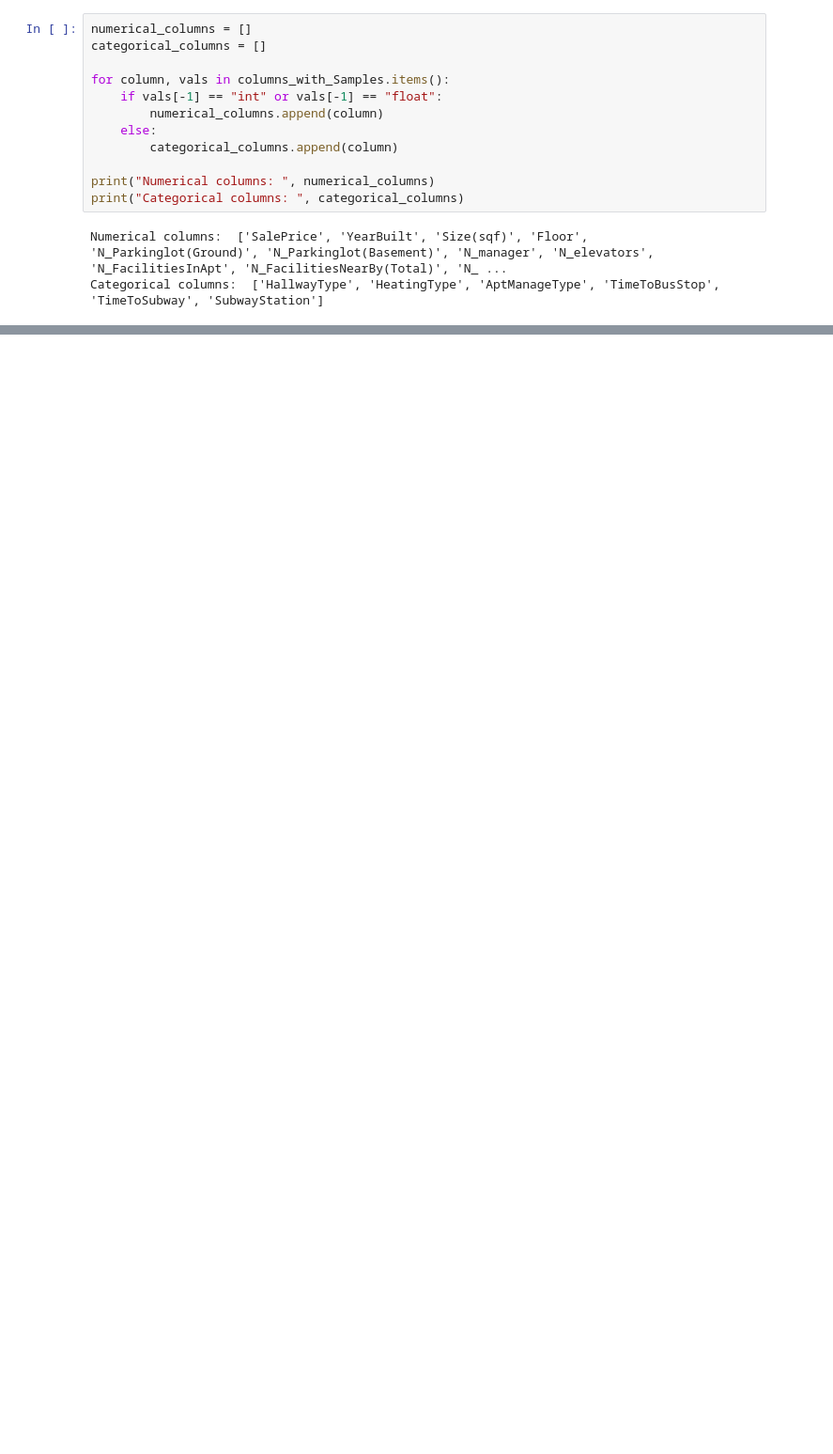
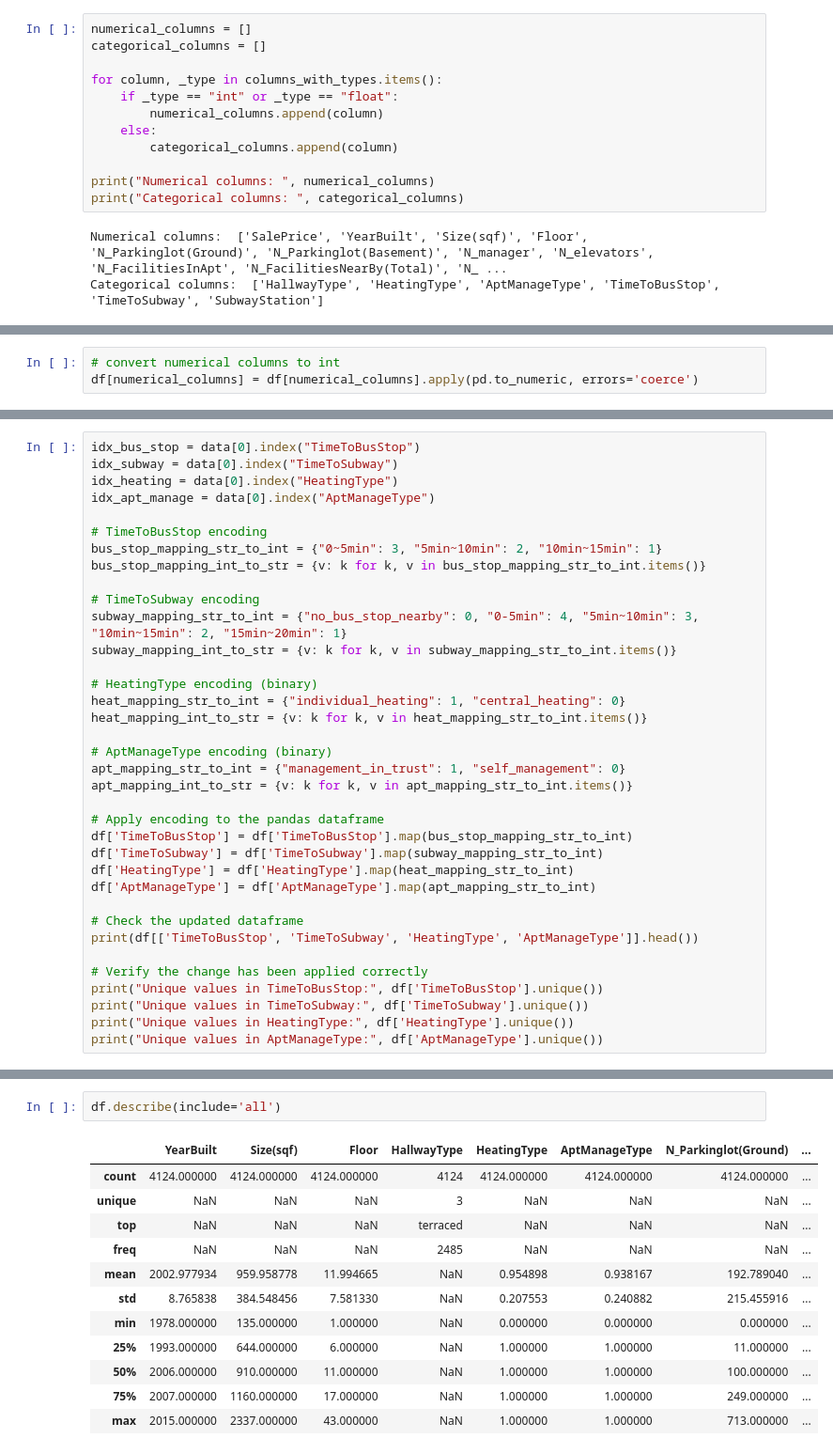
Before and after one commit to Kubasz091/Proj_2_ssne, a Jupyter notebook: solution.ipynb, the cells around one changed output, grey strips where cells are left out. Shown: that part at 94% size. Drawn from its saved outputs; the diff is of its cells as text; blank space fills up the shorter version.

```diff
--- a/solution.ipynb
+++ b/solution.ipynb
@@ -108,8 +131,8 @@ N_SchoolNearBy(Total)  has type:  int
 numerical_columns = []
 categorical_columns = []
 
-for column, vals in columns_with_Samples.items():
-    if vals[-1] == "int" or vals[-1] == "float":
+for column, _type in columns_with_types.items():
+    if _type == "int" or _type == "float":
         numerical_columns.append(column)
     else:
         categorical_columns.append(column)
@@ -175,0 +145,3 @@ Min target:  34070
+# %%
+# convert numerical columns to int
+df[numerical_columns] = df[numerical_columns].apply(pd.to_numeric, errors='coerce')
@@ -184,0 +193,36 @@ categorical_columns = []
+# %%
+idx_bus_stop = data[0].index("TimeToBusStop")
+idx_subway = data[0].index("TimeToSubway")
+idx_heating = data[0].index("HeatingType")
+idx_apt_manage = data[0].index("AptManageType")
+
+# TimeToBusStop encoding
+bus_stop_mapping_str_to_int = {"0~5min": 3, "5min~10min": 2, "10min~15min": 1}
+bus_stop_mapping_int_to_str = {v: k for k, v in bus_stop_mapping_str_to_int.items()}
+
+# TimeToSubway encoding
+subway_mapping_str_to_int = {"no_bus_stop_nearby": 0, "0-5min": 4, "5min~10min": 3, "10min~15min": 2, "15min~20min": 1}
+subway_mapping_int_to_str = {v: k for k, v in subway_mapping_str_to_int.items()}
+
+# HeatingType encoding (binary)
+heat_mapping_str_to_int = {"individual_heating": 1, "central_heating": 0}
+heat_mapping_int_to_str = {v: k for k, v in heat_mapping_str_to_int.items()}
+
+# AptManageType encoding (binary)
+apt_mapping_str_to_int = {"management_in_trust": 1, "self_management": 0}
+apt_mapping_int_to_str = {v: k for k, v in apt_mapping_str_to_int.items()}
+
+# Apply encoding to the pandas dataframe
+df['TimeToBusStop'] = df['TimeToBusStop'].map(bus_stop_mapping_str_to_int)
+df['TimeToSubway'] = df['TimeToSubway'].map(subway_mapping_str_to_int)
+df['HeatingType'] = df['HeatingType'].map(heat_mapping_str_to_int)
+df['AptManageType'] = df['AptManageType'].map(apt_mapping_str_to_int)
+
+# Check the updated dataframe
+print(df[['TimeToBusStop', 'TimeToSubway', 'HeatingType', 'AptManageType']].head())
+
+# Verify the change has been applied correctly
+print("Unique values in TimeToBusStop:", df['TimeToBusStop'].unique())
+print("Unique values in TimeToSubway:", df['TimeToSubway'].unique())
+print("Unique values in HeatingType:", df['HeatingType'].unique())
+print("Unique values in AptManageType:", df['AptManageType'].unique())
@@ -184,0 +240,15 @@ categorical_columns = []
+# %%
+df.describe(include='all')
+# %% [output]
+|  | YearBuilt | Size(sqf) | Floor | HallwayType | HeatingType | AptManageType | N_Parkinglot(Ground) | ... |
+| count | 4124.000000 | 4124.000000 | 4124.000000 | 4124 | 4124.000000 | 4124.000000 | 4124.000000 | ... |
+| unique | NaN | NaN | NaN | 3 | NaN | NaN | NaN | ... |
+| top | NaN | NaN | NaN | terraced | NaN | NaN | NaN | ... |
+| freq | NaN | NaN | NaN | 2485 | NaN | NaN | NaN | ... |
+| mean | 2002.977934 | 959.958778 | 11.994665 | NaN | 0.954898 | 0.938167 | 192.789040 | ... |
+| std | 8.765838 | 384.548456 | 7.581330 | NaN | 0.207553 | 0.240882 | 215.455916 | ... |
+| min | 1978.000000 | 135.000000 | 1.000000 | NaN | 0.000000 | 0.000000 | 0.000000 | ... |
+| 25% | 1993.000000 | 644.000000 | 6.000000 | NaN | 1.000000 | 1.000000 | 11.000000 | ... |
+| 50% | 2006.000000 | 910.000000 | 11.000000 | NaN | 1.000000 | 1.000000 | 100.000000 | ... |
+| 75% | 2007.000000 | 1160.000000 | 17.000000 | NaN | 1.000000 | 1.000000 | 249.000000 | ... |
+| max | 2015.000000 | 2337.000000 | 43.000000 | NaN | 1.000000 | 1.000000 | 713.000000 | ... |
```
Also changed, not shown: parts of 33 cells of this notebook.
